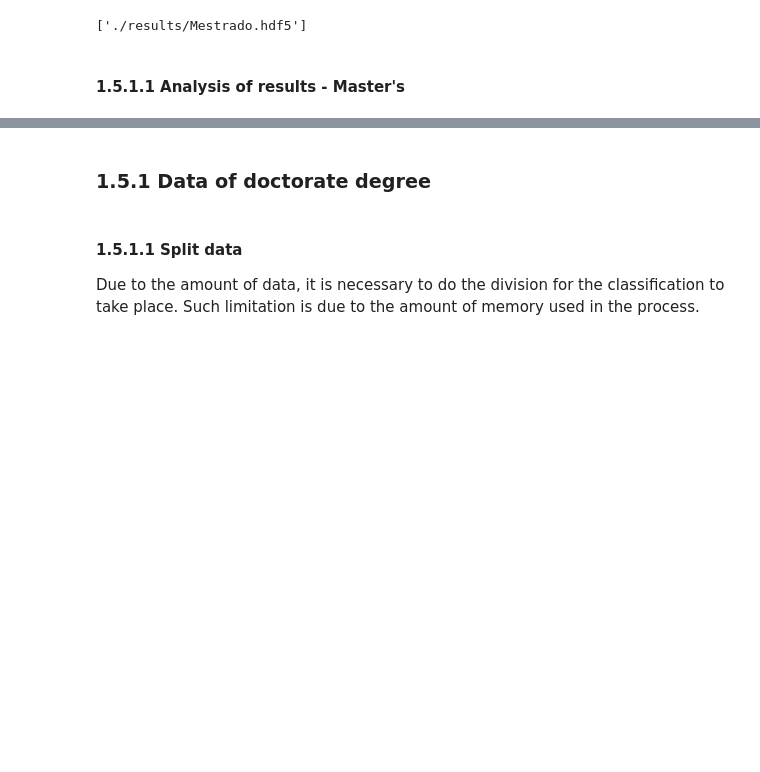
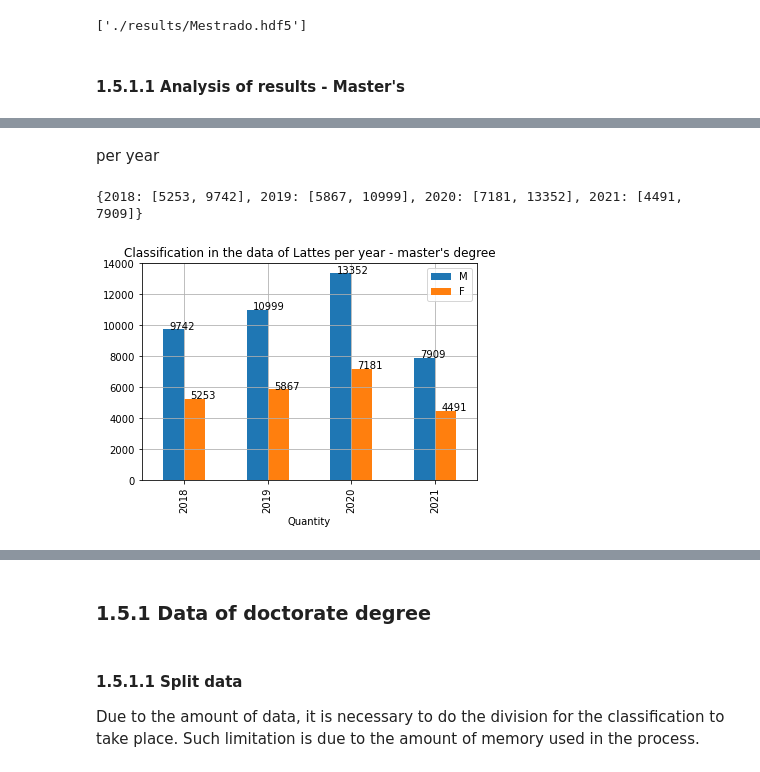
Before and after one commit to TheGabrielSN/gender-classification-scientific-productivity, a Jupyter notebook: notebooks/BiLSTM_Classify_Lattes.ipynb, the cells around one changed output, grey strips where cells are left out. Saved outputs shown, nothing was run; the diff lists cells and outputs as text; code cells hidden in the pictures; blank space fills up the shorter version.

```diff
--- a/notebooks/BiLSTM_Classify_Lattes.ipynb
+++ b/notebooks/BiLSTM_Classify_Lattes.ipynb
@@ -159,0 +160,42 @@ for p in ax.patches:
+# %% [markdown]
+per year
+# %%
+dfmaster = DataLattes[DataLattes["formacao"]=="mestrado"].copy()
+dfmaster["BiLSTM"] = resu
+# %%
+data = dict()
+F = 0
+M = 0
+ant = 2018
+for ano, classi in zip(dfmaster["ano"], dfmaster["BiLSTM"]):
+    if ant != ano and ant != 0:
+        data[ant] = [F, M]
+        F, M = 0, 0
+        ant = ano
+    if classi == 1:
+        F += 1
+    if classi == 0:
+        M += 1
+data[ant] = [F, M]
+print(data)
+# %% [output]
+{2018: [5253, 9742], 2019: [5867, 10999], 2020: [7181, 13352], 2021: [4491, 7909]}
+# %%
+dftmp = pd.DataFrame()
+dftmp["Ano"] = [x for x in data]
+dftmp["M"] = [data[x][1] for x in data]
+dftmp["F"] = [data[x][0] for x in data]
+dftmp.set_index("Ano", inplace=True)
+# %%
+ax = dftmp.plot(kind="bar")
+plt.title("Classification in the data of Lattes per year - master's degree")
+plt.grid('True')
+plt.xlabel('Quantity')
+x_offset = -0.05
+y_offset = 2.5
+for p in ax.patches:
+    b = p.get_bbox()
+    val = "{:.0f}".format(b.y1 + b.y0)
+    ax.annotate(val, ((b.x0 + b.x1)/2 + x_offset, b.y1 + y_offset))
+# %% [output]
+[figure, added]
```
Also changed, not shown: parts of 59 cells of this notebook, 7 other files.
